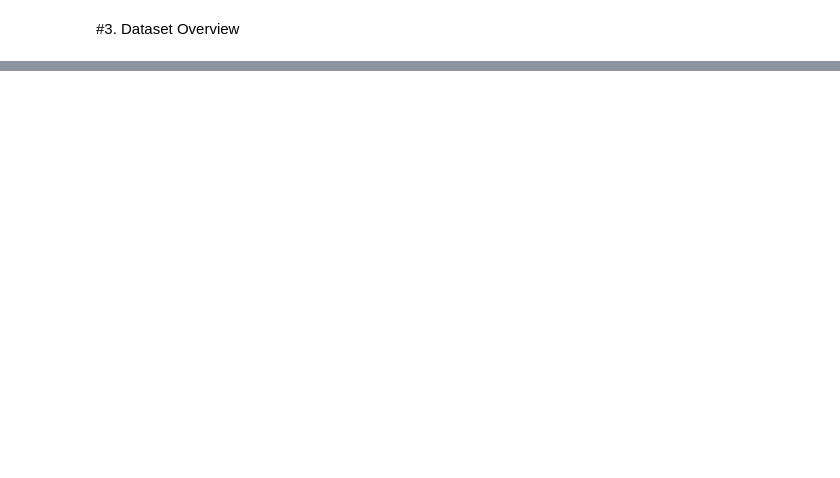
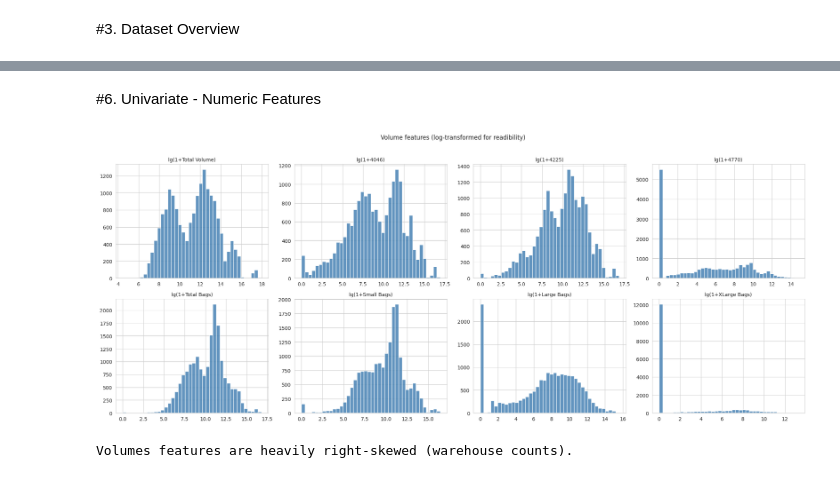
Before and after one commit to JWasonga/Statistical_Data_Analytics, a Jupyter notebook: 1_eda.ipynb, the cells around one changed output, grey strips where cells are left out. Cells and saved outputs as stored; diff of their text form; code cells hidden in the pictures; blank space fills up the shorter version.

```diff
--- a/1_eda.ipynb
+++ b/1_eda.ipynb
@@ -128,21 +77,0 @@ plt.tight_layout(); plt.show()
-# %%
-def edibility_rate(df, col):
-  return(df.groupby(col)["class"].apply(lambda s: (s=="p").mean())*100).sort_values(ascending=False)
-
-
-fig, axes = plt.subplots(6, 4, figsize=(22, 26))
-axes = axes.flatten()
-for i, col in enumerate(features):
-  er = edibility_rate(df, col)
-  er.plot(kind="bar",
-          ax=axes[i],
-          color=["salmon" if v >= 50 else "seagreen" for v in er])
-
-  axes[i].axhline(50, color="black", linestyle=":", linewidth=1)
-  axes[i].set_title(f"{col} - % poisonous", fontsize=10)
-  axes[i].set_ylabel("% poisonous")
-  axes[i].tick_params(axis="x", rotation=0, labelsize=8)
-for j in range(len(features), len(axes)):
-  axes[j].axis("off")
-plt.suptitle("Poisonous-rate per category, per feature", y=1.0)
-plt.tight_layout(); plt.show()
@@ -240,13 +77,0 @@ With 22 categorical features, a numeric pair plot doesn't apply directly. Instea
-# %%
-top4 = mi_agg.sort_values(ascending=False).head(4).index.tolist()
-fig, axes = plt.subplots(1, len(top4), figsize=(5*len(top4), 4))
-for i, col in enumerate(top4):
-  er = edibility_rate(df, col)
-  er.plot(kind="bar",
-          ax=axes[i],
-          color=["salmon" if v >= 50 else "seagreen" for v in er])
-  axes[i].axhline(50, color="black", linestyle=":", linewidth=1)
-  axes[i].set_title(f"{col}\n(poisonous)", fontsize=10)
-  axes[i].set_ylabel("%")
-  axes[i].tick_params(axis="x", rotation=0, labelsize=8)
-plt.tight_layout(); plt.show()
@@ -273,0 +129,15 @@ plt.tight_layout(); plt.show()
+# %% [markdown]
+#6. Univariate - Numeric Features
+# %%
+volume_cols = ["Total Volume", "4046", "4225", "4770", "Total Bags", "Small Bags", "Large Bags", "XLarge Bags"]
+fig, axes = plt.subplots(2, 4, figsize=(20, 8))
+axes = axes.flatten()
+for i, col in enumerate(volume_cols):
+  np.log1p(df[col]).hist(bins=40, color="steelblue", edgecolor="white", alpha=0.85, ax=axes[i])
+  axes[i].set_title(f"lg(1+{col})", fontsize=10)
+  plt.suptitle("Volume features (log-transformed for readibility)", y=1.02)
+plt.tight_layout(); plt.show()
+print("Volumes features are heavily right-skewed (warehouse counts).")
+# %% [output]
+[figure, added]
+Volumes features are heavily right-skewed (warehouse counts).
```
Also changed, not shown: parts of 44 cells of this notebook.
